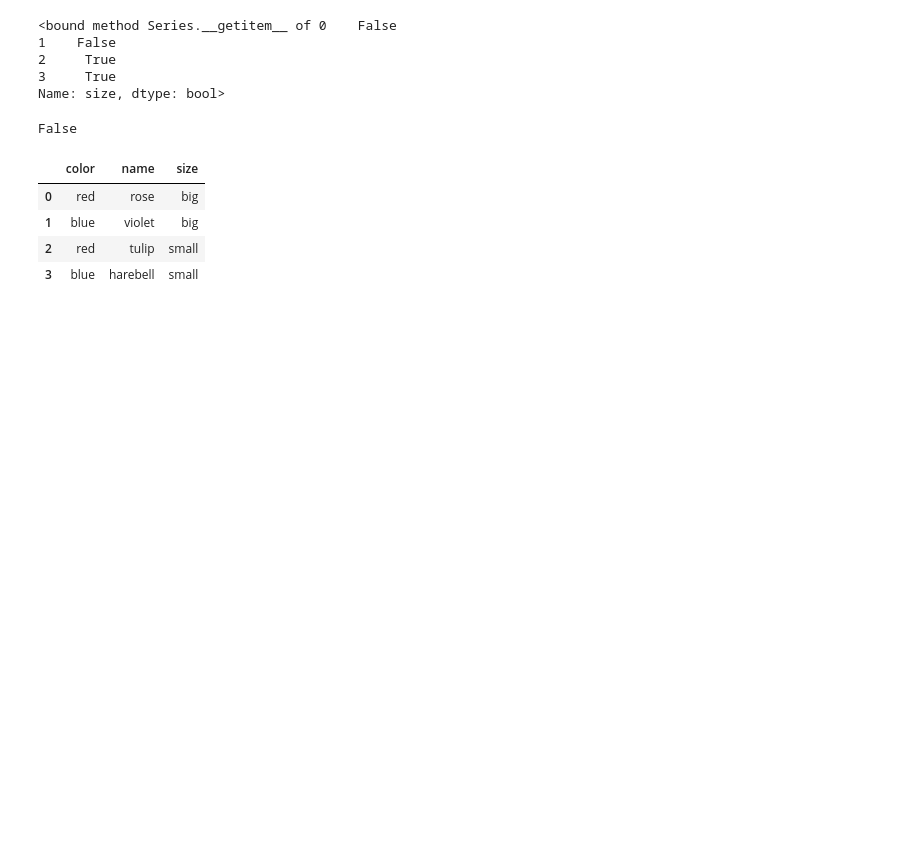
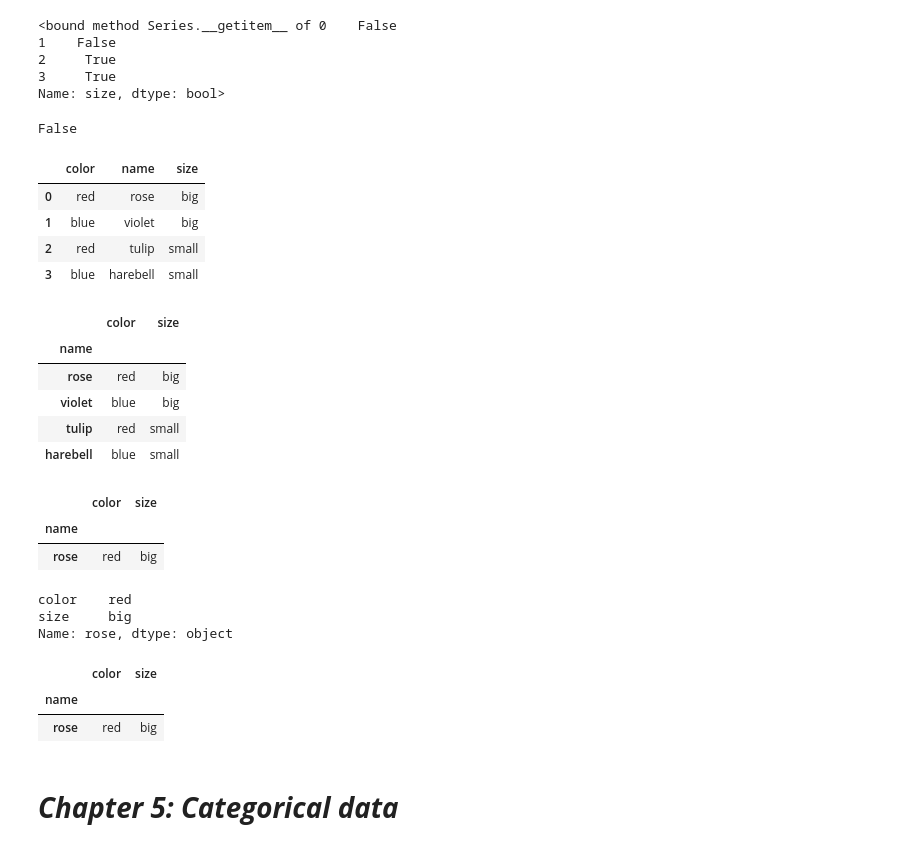
Before and after one commit to rajarameshchindu/datascience, a Jupyter notebook: Pandas.ipynb, the cells around one changed output. Saved outputs shown, nothing was run; the diff lists cells and outputs as text; code cells hidden in the pictures; blank space fills up the shorter version.

```diff
--- a/Pandas.ipynb
+++ b/Pandas.ipynb
@@ -415,3 +415,35 @@ df
 | 1 | blue | violet | big |
 | 2 | red | tulip | small |
 | 3 | blue | harebell | small |
+# %%
+df = df.set_index('name')
+# %%
+df
+# %% [output]
+|  | color | size |
+| name |  |  |
+| rose | red | big |
+| violet | blue | big |
+| tulip | red | small |
+| harebell | blue | small |
+# %%
+rose_mask = df.index == 'rose'
+df[rose_mask]
+# %% [output]
+|  | color | size |
+| name |  |  |
+| rose | red | big |
+# %%
+df.loc['rose']
+# %% [output]
+color    red
+size     big
+Name: rose, dtype: object
+# %%
+df.loc[['rose']]
+# %% [output]
+|  | color | size |
+| name |  |  |
+| rose | red | big |
+# %% [markdown]
+# ***Chapter 5: Categorical data***
```
Also changed, not shown: parts of 28 cells of this notebook.
